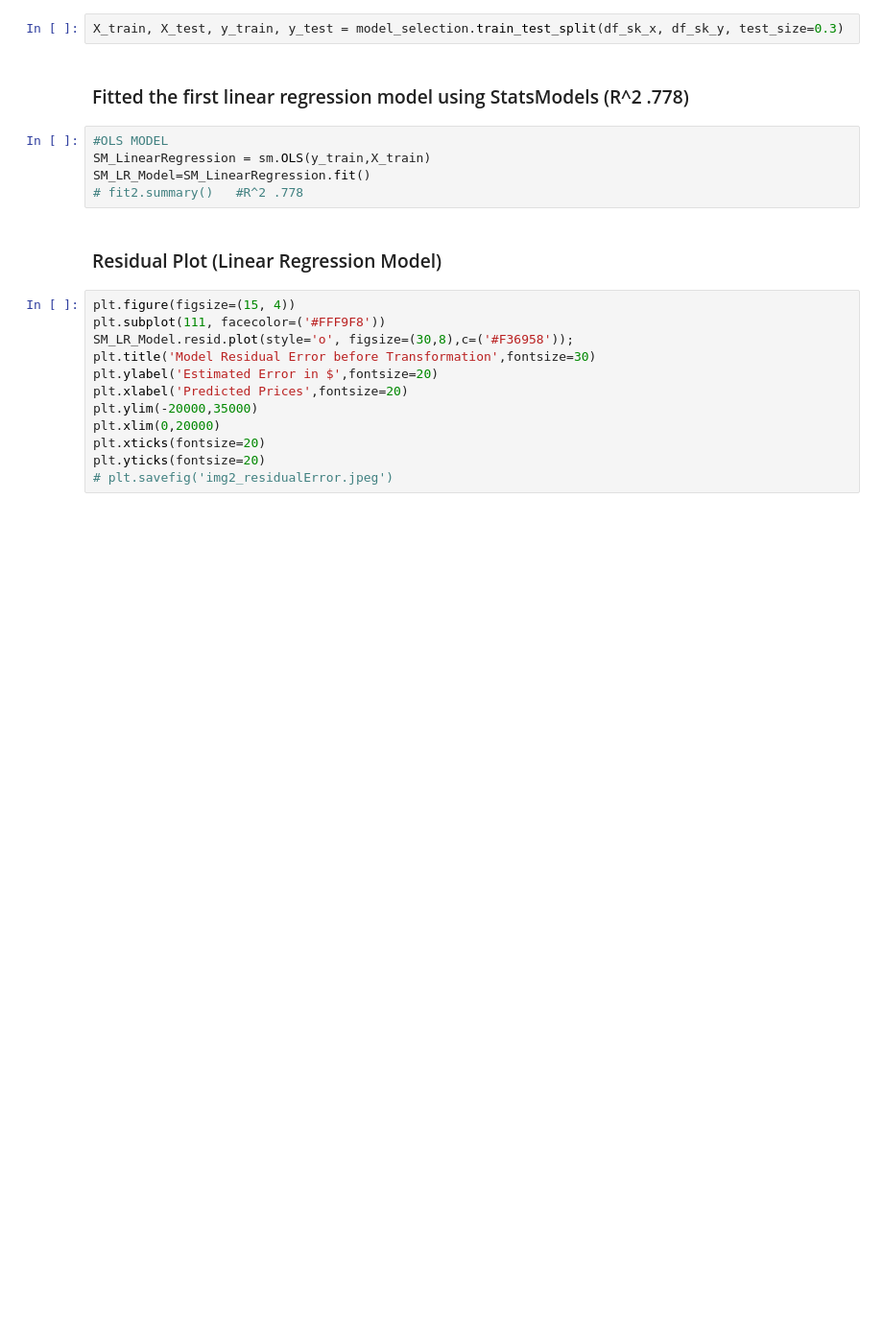
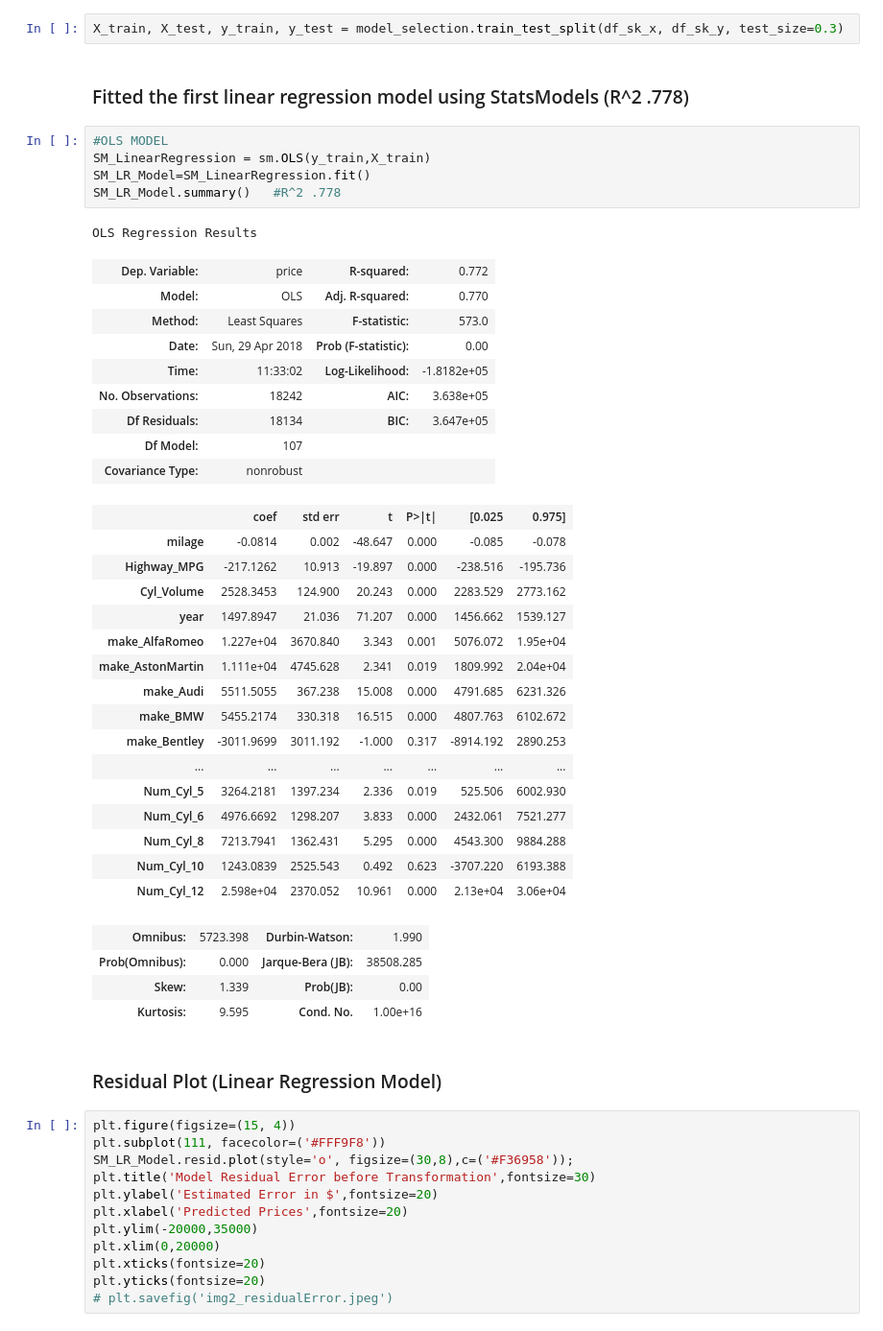
Before and after one commit to smeetvikani/Used-Car-Price-Predictor-Model, a Jupyter notebook: Step4_Data_Modeling_and_Results.ipynb, the cells around one changed output. Shown at 96% size. Drawn from its saved outputs; the diff is of its cells as text; blank space fills up the shorter version.

```diff
--- a/Step4_Data_Modeling_and_Results.ipynb
+++ b/Step4_Data_Modeling_and_Results.ipynb
@@ -76,8 +76,39 @@ X_train, X_test, y_train, y_test = model_selection.train_test_split(df_sk_x, df_
 # %%
 #OLS MODEL
 SM_LinearRegression = sm.OLS(y_train,X_train)
 SM_LR_Model=SM_LinearRegression.fit()
-# fit2.summary()   #R^2 .778
+SM_LR_Model.summary()   #R^2 .778
+# %% [output]
+OLS Regression Results
+| Dep. Variable: | price | R-squared: | 0.772 |
+| Model: | OLS | Adj. R-squared: | 0.770 |
+| Method: | Least Squares | F-statistic: | 573.0 |
+| Date: | Sun, 29 Apr 2018 | Prob (F-statistic): | 0.00 |
+| Time: | 11:33:02 | Log-Likelihood: | -1.8182e+05 |
+| No. Observations: | 18242 | AIC: | 3.638e+05 |
+| Df Residuals: | 18134 | BIC: | 3.647e+05 |
+| Df Model: | 107 |  |  |
+| Covariance Type: | nonrobust |  |  |
+|  | coef | std err | t | P>|t| | [0.025 | 0.975] |
+| milage | -0.0814 | 0.002 | -48.647 | 0.000 | -0.085 | -0.078 |
+| Highway_MPG | -217.1262 | 10.913 | -19.897 | 0.000 | -238.516 | -195.736 |
+| Cyl_Volume | 2528.3453 | 124.900 | 20.243 | 0.000 | 2283.529 | 2773.162 |
+| year | 1497.8947 | 21.036 | 71.207 | 0.000 | 1456.662 | 1539.127 |
+| make_AlfaRomeo | 1.227e+04 | 3670.840 | 3.343 | 0.001 | 5076.072 | 1.95e+04 |
+| make_AstonMartin | 1.111e+04 | 4745.628 | 2.341 | 0.019 | 1809.992 | 2.04e+04 |
+| make_Audi | 5511.5055 | 367.238 | 15.008 | 0.000 | 4791.685 | 6231.326 |
+| make_BMW | 5455.2174 | 330.318 | 16.515 | 0.000 | 4807.763 | 6102.672 |
+| make_Bentley | -3011.9699 | 3011.192 | -1.000 | 0.317 | -8914.192 | 2890.253 |
+| ... | ... | ... | ... | ... | ... | ... |
+| Num_Cyl_5 | 3264.2181 | 1397.234 | 2.336 | 0.019 | 525.506 | 6002.930 |
+| Num_Cyl_6 | 4976.6692 | 1298.207 | 3.833 | 0.000 | 2432.061 | 7521.277 |
+| Num_Cyl_8 | 7213.7941 | 1362.431 | 5.295 | 0.000 | 4543.300 | 9884.288 |
+| Num_Cyl_10 | 1243.0839 | 2525.543 | 0.492 | 0.623 | -3707.220 | 6193.388 |
+| Num_Cyl_12 | 2.598e+04 | 2370.052 | 10.961 | 0.000 | 2.13e+04 | 3.06e+04 |
+| Omnibus: | 5723.398 | Durbin-Watson: | 1.990 |
+| Prob(Omnibus): | 0.000 | Jarque-Bera (JB): | 38508.285 |
+| Skew: | 1.339 | Prob(JB): | 0.00 |
+| Kurtosis: | 9.595 | Cond. No. | 1.00e+16 |
 # %% [markdown]
 ### Residual Plot (Linear Regression Model)
 # %%
```
Also changed, not shown: 6 other files.
